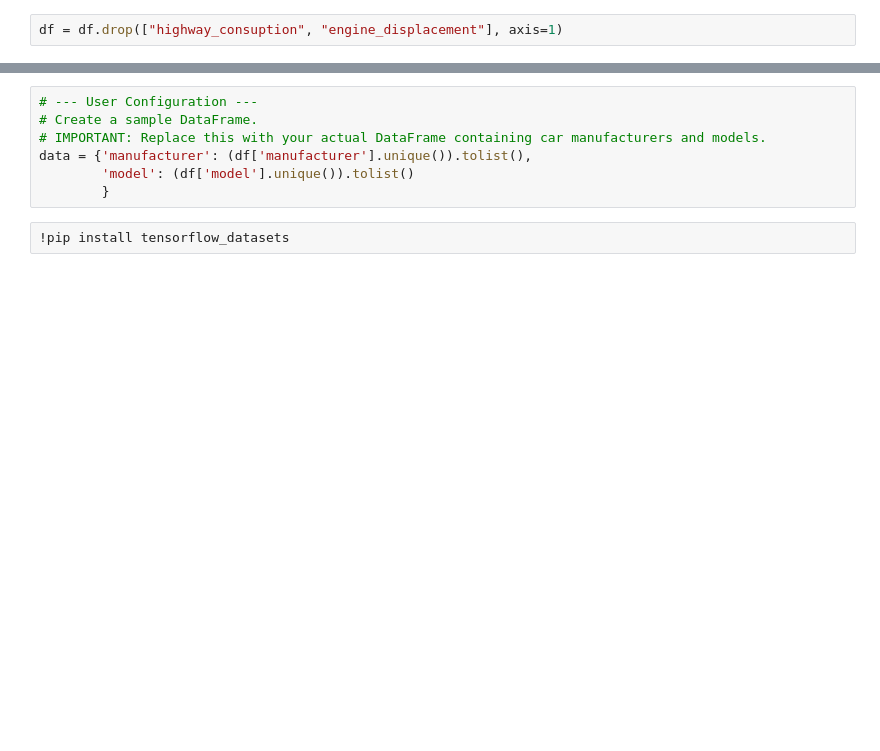
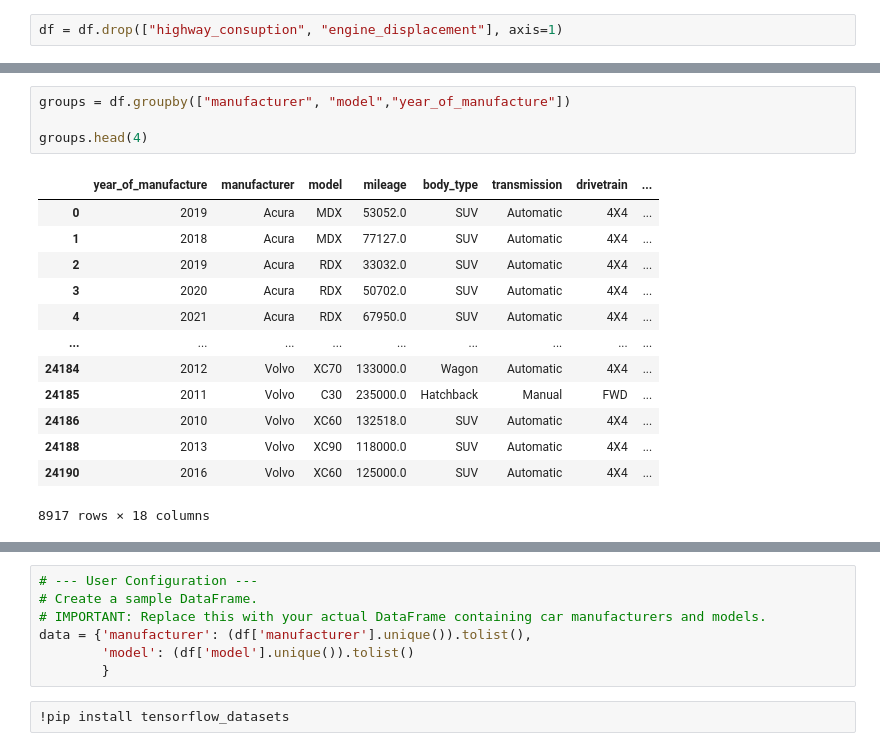
Before and after one commit to nathWSD/shiny_visualisation, a Jupyter notebook: images_creation.ipynb, the cells around one changed output, grey strips where cells are left out. Drawn from its saved outputs; the diff is of its cells as text; blank space fills up the shorter version.

```diff
--- a/images_creation.ipynb
+++ b/images_creation.ipynb
@@ -929 +891,19 @@ def augment_data_with_car_state(df: pd.DataFrame) -> pd.DataFrame:
+# %%
+groups = df.groupby(["manufacturer", "model","year_of_manufacture"])
+
+groups.head(4)
+# %% [output]
+|  | year_of_manufacture | manufacturer | model | mileage | body_type | transmission | drivetrain | ... |
+| 0 | 2019 | Acura | MDX | 53052.0 | SUV | Automatic | 4X4 | ... |
+| 1 | 2018 | Acura | MDX | 77127.0 | SUV | Automatic | 4X4 | ... |
+| 2 | 2019 | Acura | RDX | 33032.0 | SUV | Automatic | 4X4 | ... |
+| 3 | 2020 | Acura | RDX | 50702.0 | SUV | Automatic | 4X4 | ... |
+| 4 | 2021 | Acura | RDX | 67950.0 | SUV | Automatic | 4X4 | ... |
+| ... | ... | ... | ... | ... | ... | ... | ... | ... |
+| 24184 | 2012 | Volvo | XC70 | 133000.0 | Wagon | Automatic | 4X4 | ... |
+| 24185 | 2011 | Volvo | C30 | 235000.0 | Hatchback | Manual | FWD | ... |
+| 24186 | 2010 | Volvo | XC60 | 132518.0 | SUV | Automatic | 4X4 | ... |
+| 24188 | 2013 | Volvo | XC90 | 118000.0 | SUV | Automatic | 4X4 | ... |
+| 24190 | 2016 | Volvo | XC60 | 125000.0 | SUV | Automatic | 4X4 | ... |
+8917 rows × 18 columns
 # %%
```
Also changed, not shown: parts of 12 cells of this notebook, 8 other files.
